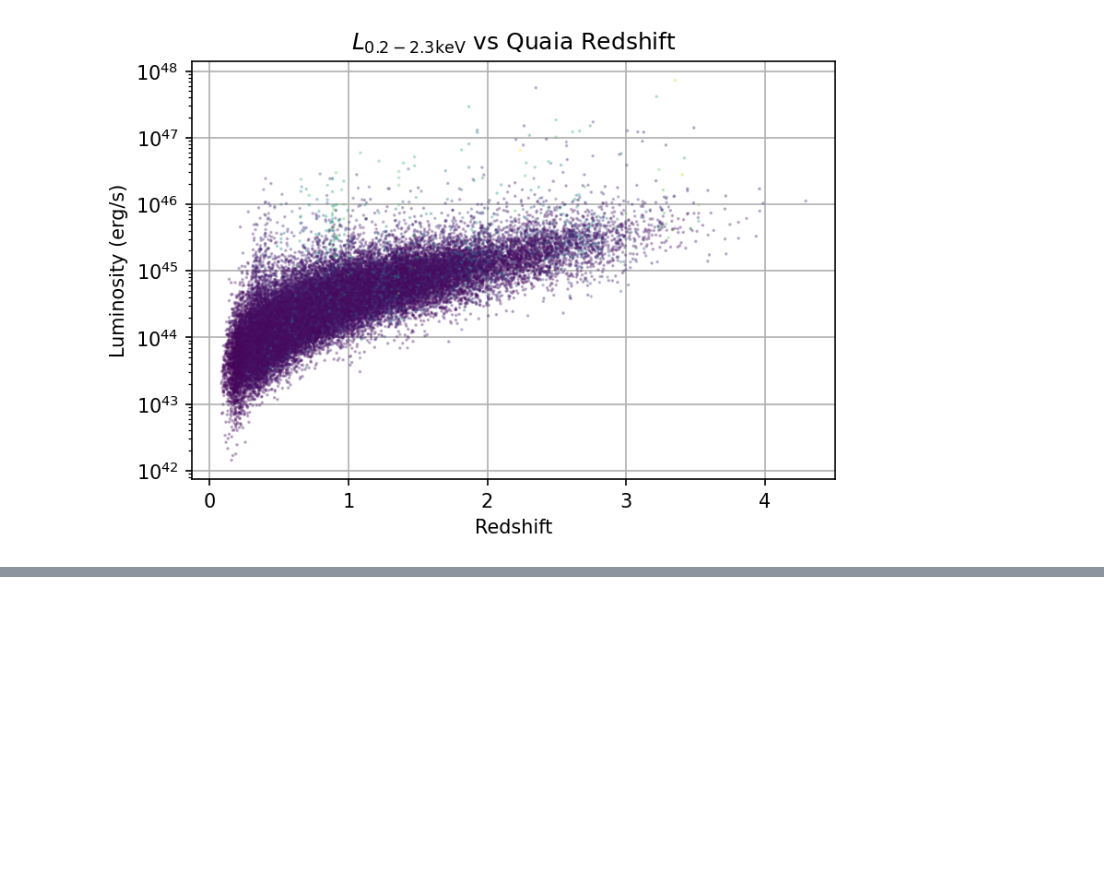
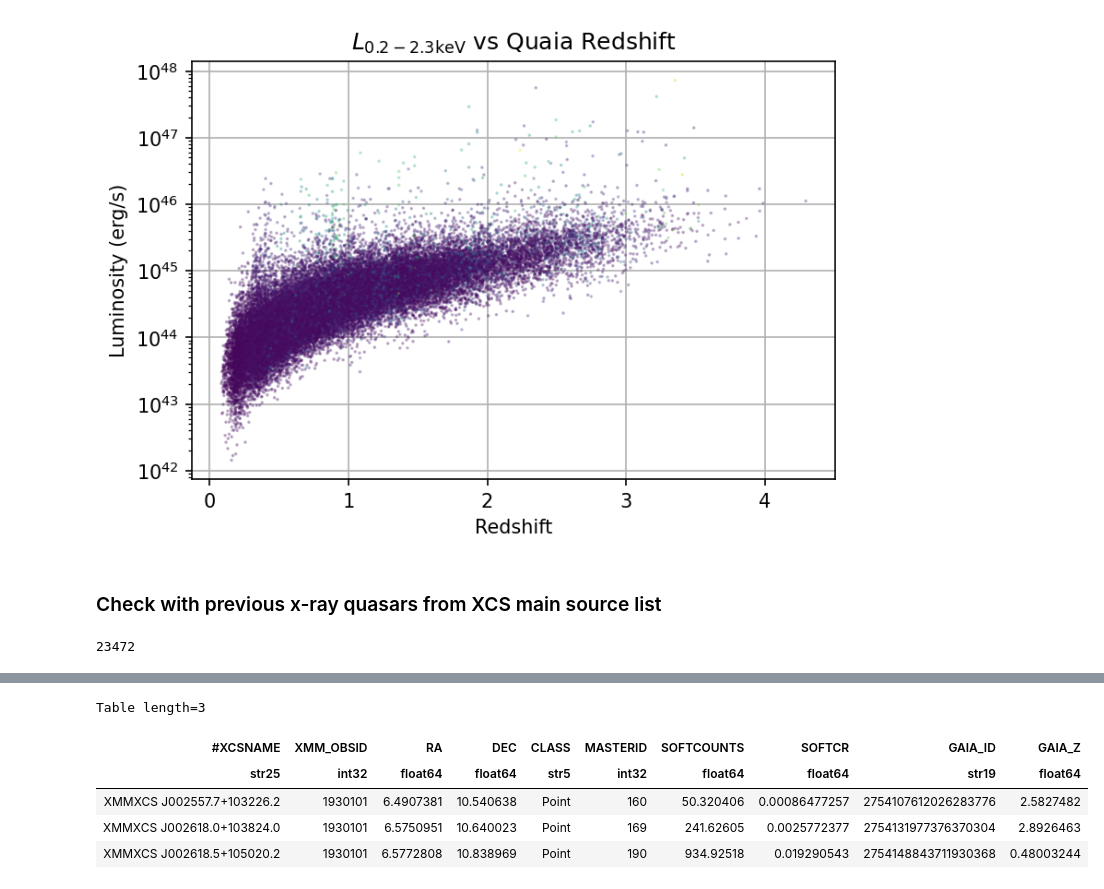
Before and after one commit to TobyWallage/Finding_Quasars_In_eRASS, a Jupyter notebook: Notebooks/eRASS_GAIA_quasars.ipynb, the cells around one changed output, grey strips where cells are left out. Saved outputs shown, nothing was run; the diff lists cells and outputs as text; code cells hidden in the pictures; blank space fills up the shorter version.

Commit message:
Added comparision to previous work

```diff
--- a/Notebooks/eRASS_GAIA_quasars.ipynb
+++ b/Notebooks/eRASS_GAIA_quasars.ipynb
@@ -382,3 +382,11 @@ plt.show()
 [figure]
 # %%
 matched_quaia.write("../Products/Tables/matched_quaia.csv", overwrite=True)
+# %% [markdown]
+### Check with previous x-ray quasars from XCS main source list
+# %%
+xcs_quasars = Table.read("../Data/xcs_quasars_matched.csv")
+print(len(xcs_quasars))
+xcs_quasars[0:3]
+# %% [output]
+23472
@@ -384,0 +394,6 @@ matched_quaia.write("../Products/Tables/matched_quaia.csv", overwrite=True)
+Table length=3
+| #XCSNAME | XMM_OBSID | RA | DEC | CLASS | MASTERID | SOFTCOUNTS | SOFTCR | GAIA_ID | GAIA_Z |
+| str25 | int32 | float64 | float64 | str5 | int32 | float64 | float64 | str19 | float64 |
+| XMMXCS J002557.7+103226.2 | 1930101 | 6.4907381 | 10.540638 | Point | 160 | 50.320406 | 0.00086477257 | 2754107612026283776 | 2.5827482 |
+| XMMXCS J002618.0+103824.0 | 1930101 | 6.5750951 | 10.640023 | Point | 169 | 241.62605 | 0.0025772377 | 2754131977376370304 | 2.8926463 |
+| XMMXCS J002618.5+105020.2 | 1930101 | 6.5772808 | 10.838969 | Point | 190 | 934.92518 | 0.019290543 | 2754148843711930368 | 0.48003244 |
```
Also changed, not shown: parts of 4 cells of this notebook, 2 other files.
